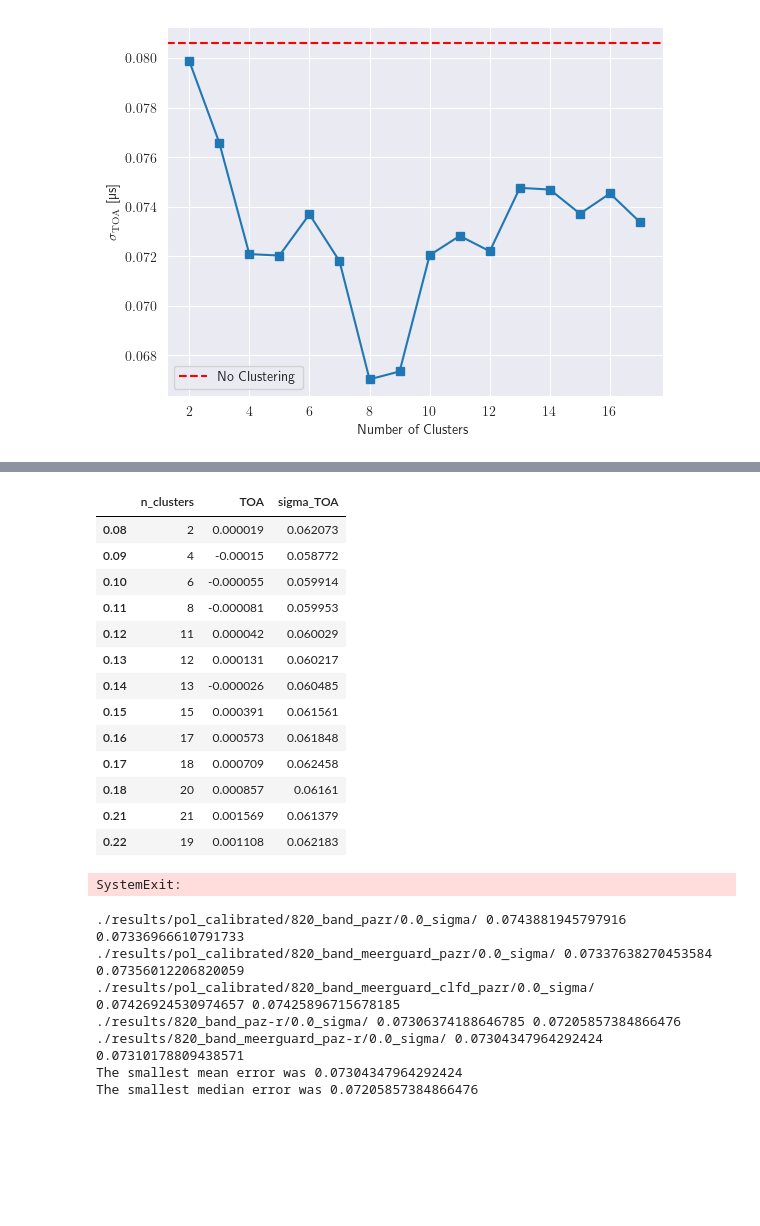
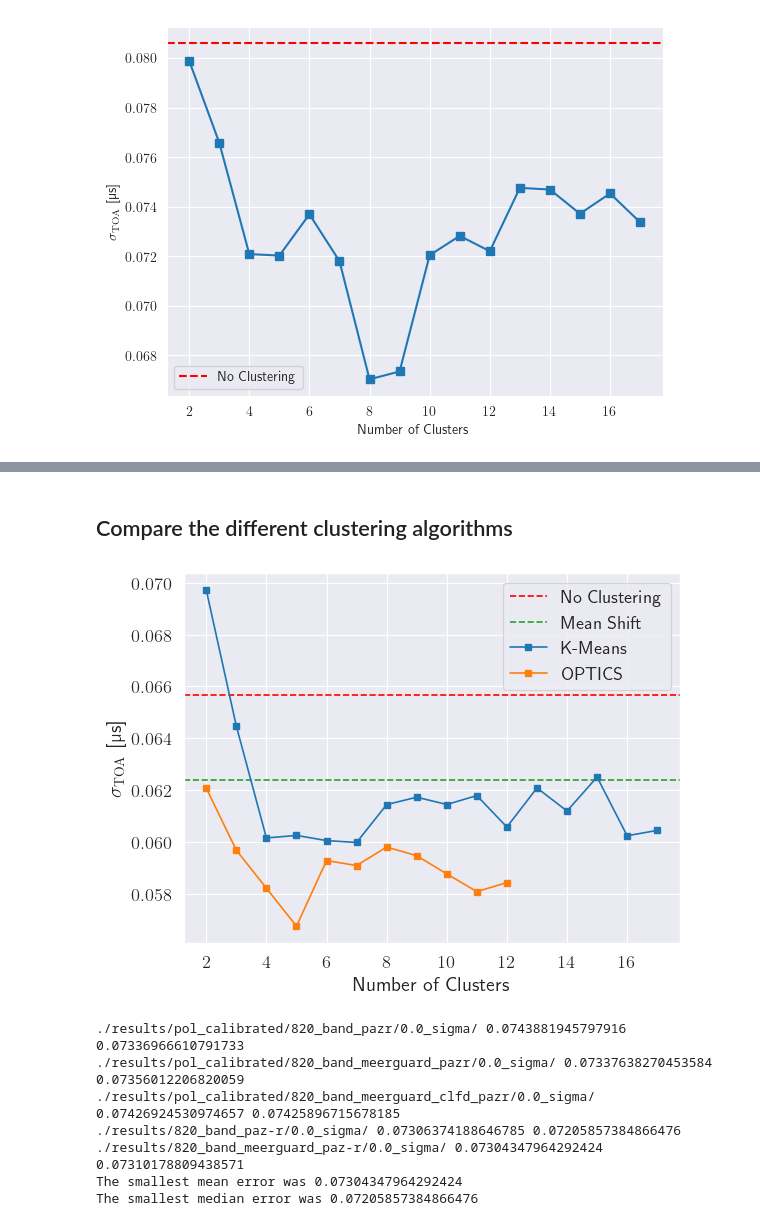
Before and after one commit to sophiasosafiscella/highfluencetiming, a Jupyter notebook: plot_results.ipynb, the cells around one changed output, grey strips where cells are left out. Cells and saved outputs as stored; diff of their text form; code cells hidden in the pictures; blank space fills up the shorter version.

```diff
--- a/plot_results.ipynb
+++ b/plot_results.ipynb
@@ -199,52 +206,37 @@ kmeans_res
+# %% [markdown]
+## Compare the different clustering algorithms
 # %%
 meanshift_res = np.load("./results/pol_calibrated/820_band_meerguard_pazr/0.0_sigma/MeanShift/results.npy", allow_pickle=True)
 kmeans_res = pd.read_pickle("./results/pol_calibrated/820_band_meerguard_pazr/0.0_sigma/Kmeans/results.pkl")
-OPTICS_results = pd.read_pickle("./results/pol_calibrated/820_band_meerguard_pazr/0.0_sigma/OPTICS_min_cluster_size_0.01/results.pkl")
+OPTICS_results = pd.read_pickle("./results/pol_calibrated/820_band_meerguard_pazr/0.0_sigma/OPTICS_min_cluster_size_0.03/results.pkl")
 new_OPTICS_results = OPTICS_results.drop_duplicates(subset='n_clusters').drop(index=0)
-
-display(new_OPTICS_results)
-sys.exit()
 
 sns.set_style('darkgrid')
 sns.set_context("paper", font_scale = 1.5)
 
 plt.rcParams['text.usetex'] = True
 ax = plt.figure().gca()
 ax.set_xlabel("Number of Clusters")
 plt.ylabel(r'$\sigma_{\mathrm{TOA}}$ [\textmu s]')
 
 ax.xaxis.set_major_locator(MaxNLocator(integer=True))
 ax.axhline(y=kmeans_res.loc[1, "sigma_TOA"], color='r', linestyle='--', label="No Clustering")
 
 ax.axhline(y=meanshift_res[1, 1], color='C2', linestyle='--', label="Mean Shift")
 
 ax.plot(kmeans_res.index.values[1:],  # All the row names, except the first one (corresponding to one cluster)
         kmeans_res.iloc[1:, [1]],  # All the errors, except the first one (corresponding to one cluster)
         linestyle='-', marker='s', label="K-Means")
 
 ax.plot(new_OPTICS_results['n_clusters'],  # All the row names, except the first one (corresponding to one cluster)
         new_OPTICS_results['sigma_TOA'],  # All the errors, except the first one (corresponding to one cluster)
         linestyle='-', marker='s', label="OPTICS")
 
 plt.legend()
 #plt.savefig("./plots/clustering_results.pdf")
 plt.show()
 # %% [output]
-|  | n_clusters | TOA | sigma_TOA |
-| 0.08 | 2 | 0.000019 | 0.062073 |
-| 0.09 | 4 | -0.00015 | 0.058772 |
-| 0.10 | 6 | -0.000055 | 0.059914 |
-| 0.11 | 8 | -0.000081 | 0.059953 |
-| 0.12 | 11 | 0.000042 | 0.060029 |
-| 0.13 | 12 | 0.000131 | 0.060217 |
-| 0.14 | 13 | -0.000026 | 0.060485 |
-| 0.15 | 15 | 0.000391 | 0.061561 |
-| 0.16 | 17 | 0.000573 | 0.061848 |
-| 0.17 | 18 | 0.000709 | 0.062458 |
-| 0.18 | 20 | 0.000857 | 0.06161 |
-| 0.21 | 21 | 0.001569 | 0.061379 |
-| 0.22 | 19 | 0.001108 | 0.062183 |
-SystemExit:
+[figure, added]
 # %%
 sns.set_style('darkgrid')
 sns.set_context("paper", font_scale = 1.5)
```
Also changed, not shown: parts of 6 cells of this notebook, 11 other files.
